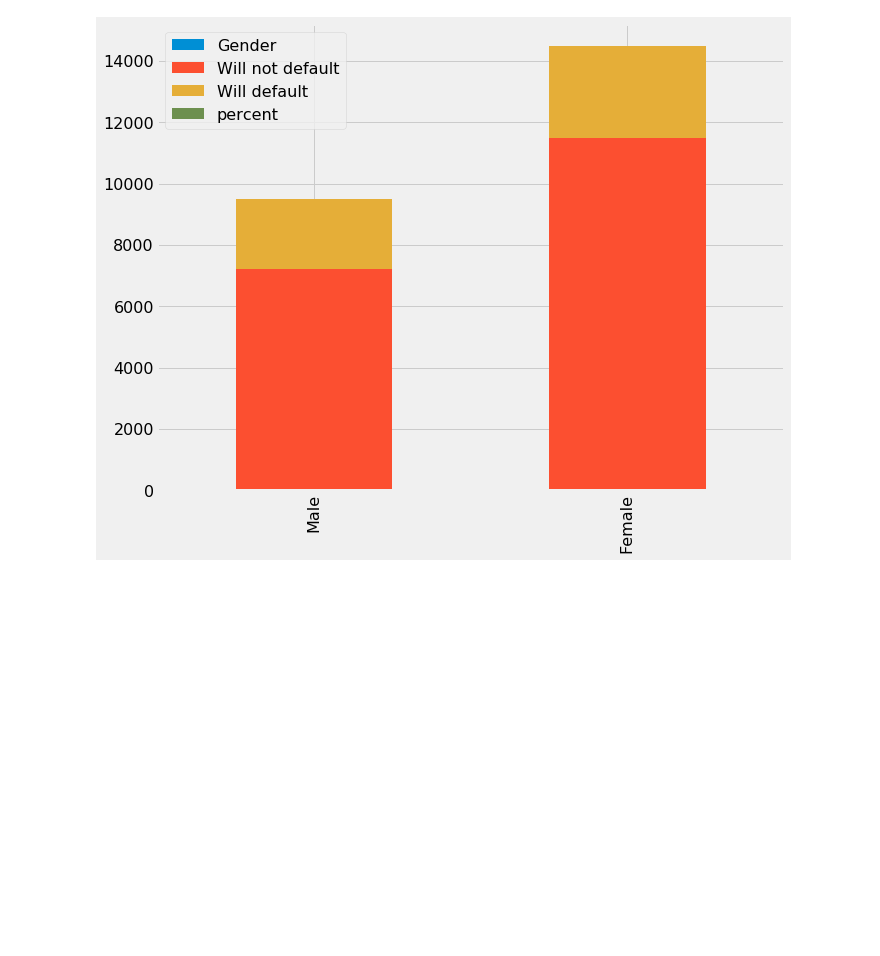
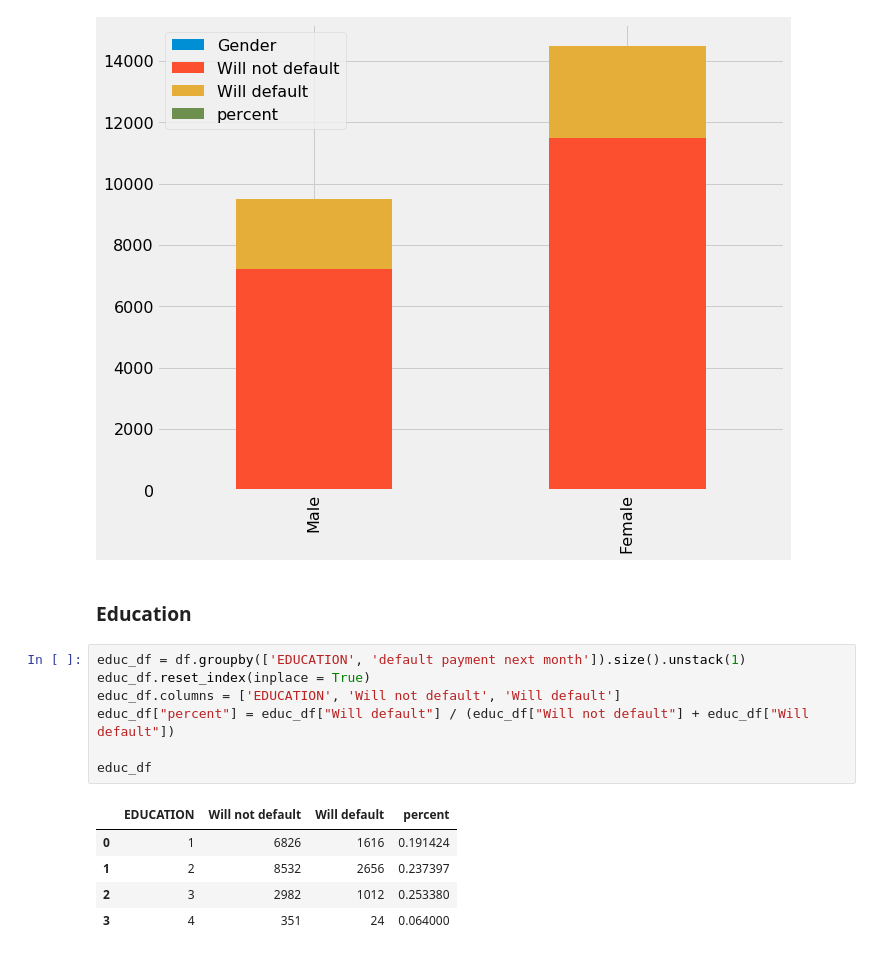
Before and after one commit to emilia329/CreditCard, a Jupyter notebook: EDA.ipynb, the cells around one changed output. Drawn from its saved outputs; the diff is of its cells as text; blank space fills up the shorter version.

```diff
--- a/EDA.ipynb
+++ b/EDA.ipynb
@@ -261,3 +261,18 @@ sex_df.plot(kind='bar',stacked=True, figsize=(10,8))
 # %% [output]
 <matplotlib.axes._subplots.AxesSubplot at 0x...>
 [figure]
+# %% [markdown]
+### Education
+# %%
+educ_df = df.groupby(['EDUCATION', 'default payment next month']).size().unstack(1)
+educ_df.reset_index(inplace = True)
+educ_df.columns = ['EDUCATION', 'Will not default', 'Will default']
+educ_df["percent"] = educ_df["Will default"] / (educ_df["Will not default"] + educ_df["Will default"])
+
+educ_df
+# %% [output]
+|  | EDUCATION | Will not default | Will default | percent |
+| 0 | 1 | 6826 | 1616 | 0.191424 |
+| 1 | 2 | 8532 | 2656 | 0.237397 |
+| 2 | 3 | 2982 | 1012 | 0.253380 |
+| 3 | 4 | 351 | 24 | 0.064000 |
```
Also changed, not shown: parts of 4 cells of this notebook.
